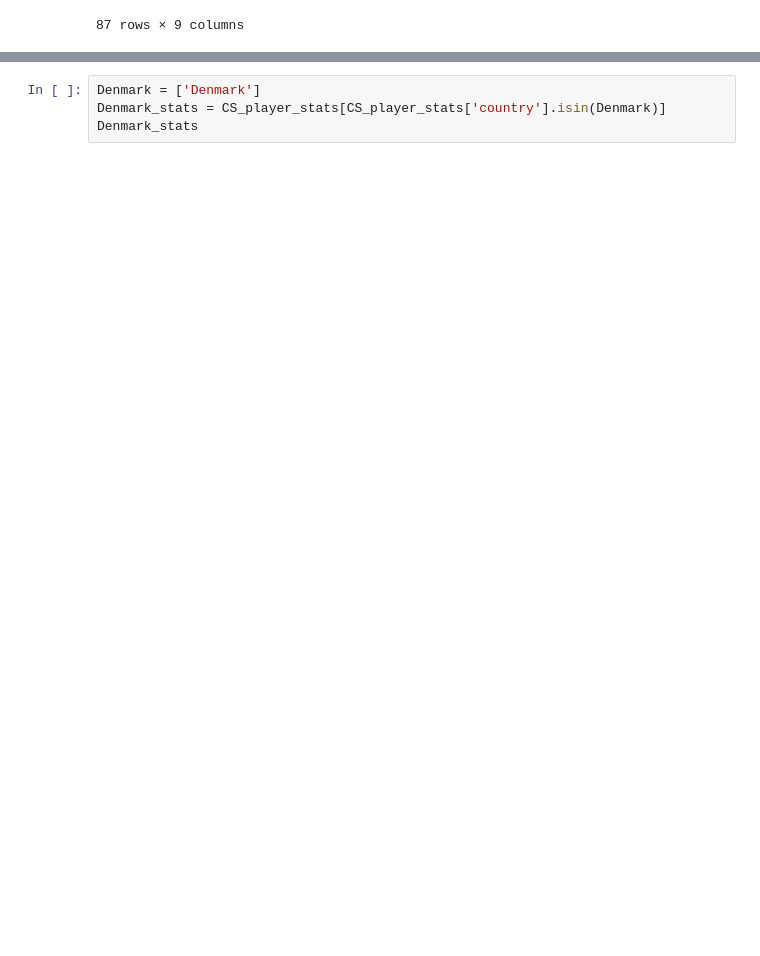
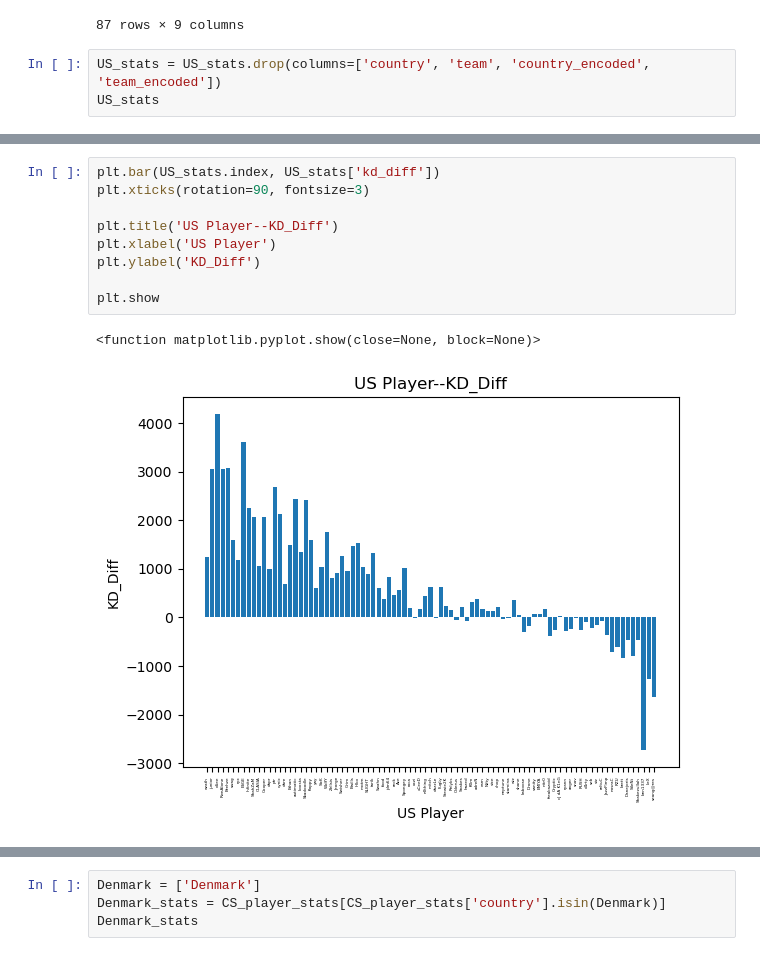
Before and after one commit to SikoticVinyl/VictorVis, a Jupyter notebook: shayne.ipynb, the cells around one changed output, grey strips where cells are left out. Saved outputs shown, nothing was run; the diff lists cells and outputs as text; blank space fills up the shorter version.

```diff
--- a/shayne.ipynb
+++ b/shayne.ipynb
@@ -182,3 +224,6 @@ US_stats
 | LeX | United States | Mythic | 463 | 11937 | -1263 | 0.85 | 0.88 | 55 | 160 |
 | seang@res | United States | Cloud9 | 713 | 18391 | -1629 | 0.87 | 0.88 | 55 | 53 |
 87 rows × 9 columns
+# %%
+US_stats = US_stats.drop(columns=['country', 'team', 'country_encoded', 'team_encoded'])
+US_stats
@@ -184,0 +245,12 @@ US_stats
+# %%
+plt.bar(US_stats.index, US_stats['kd_diff'])
+plt.xticks(rotation=90, fontsize=3)
+
+plt.title('US Player--KD_Diff')
+plt.xlabel('US Player')
+plt.ylabel('KD_Diff')
+
+plt.show
+# %% [output]
+<function matplotlib.pyplot.show(close=None, block=None)>
+[figure, added]
```
Also changed, not shown: parts of 8 cells of this notebook.
